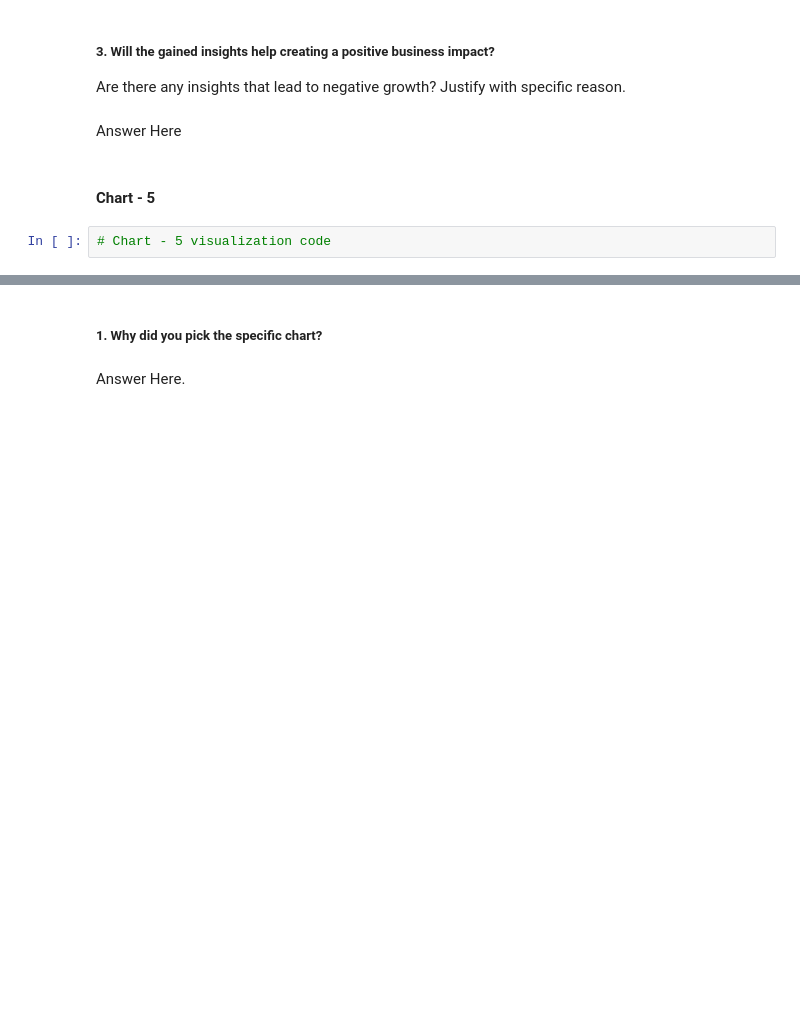
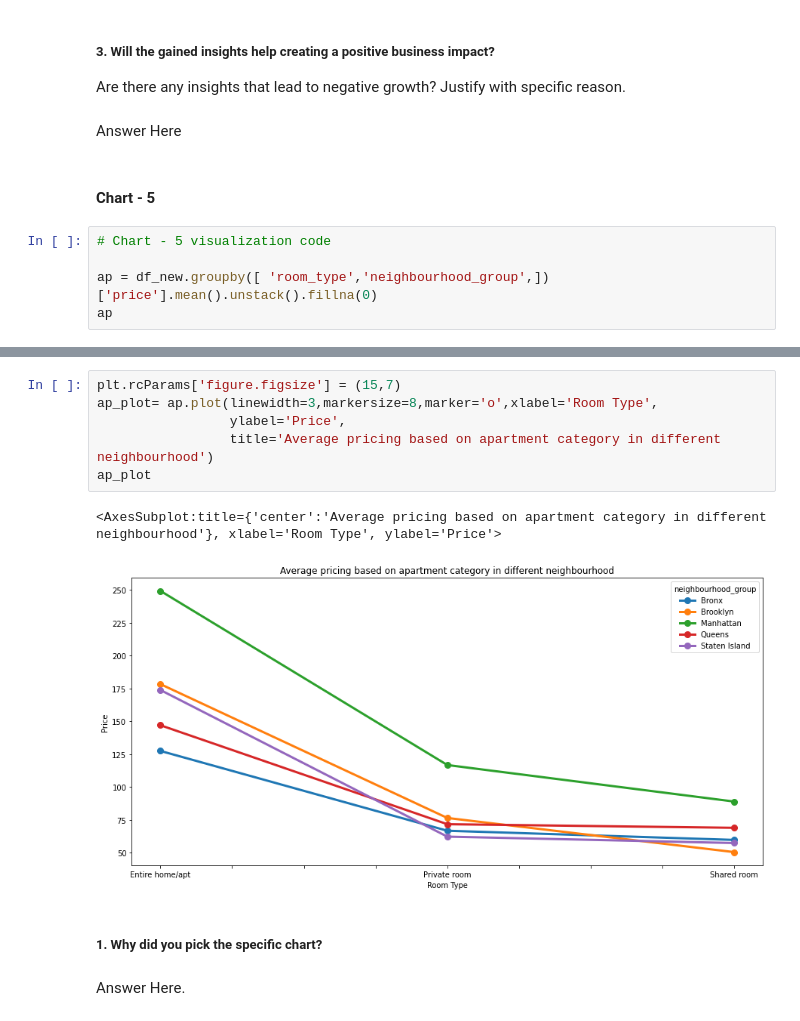
Before and after one commit to HarshadTheOne/AirBnb-Bookings-Analysis, a Jupyter notebook: AirBnb_Booking_Analysis_Capstone_Project.ipynb, the cells around one changed output, grey strips where cells are left out. Saved outputs shown, nothing was run; the diff lists cells and outputs as text; blank space fills up the shorter version.

```diff
--- a/AirBnb_Booking_Analysis_Capstone_Project.ipynb
+++ b/AirBnb_Booking_Analysis_Capstone_Project.ipynb
@@ -362,3 +362,6 @@ Answer Here
 #### Chart - 5
 # %%
 # Chart - 5 visualization code
+
+ap = df_new.groupby([ 'room_type','neighbourhood_group',])['price'].mean().unstack().fillna(0)
+ap
@@ -365,3 +374,12 @@ Answer Here
+# %%
+plt.rcParams['figure.figsize'] = (15,7)
+ap_plot= ap.plot(linewidth=3,markersize=8,marker='o',xlabel='Room Type',
+                 ylabel='Price',
+                 title='Average pricing based on apartment category in different neighbourhood')
+ap_plot
+# %% [output]
+<AxesSubplot:title={'center':'Average pricing based on apartment category in different neighbourhood'}, xlabel='Room Type', ylabel='Price'>
+[figure, added]
 # %% [markdown]
 ##### 1. Why did you pick the specific chart?
 # %% [markdown]
```
Also changed, not shown: parts of 3 cells of this notebook.
